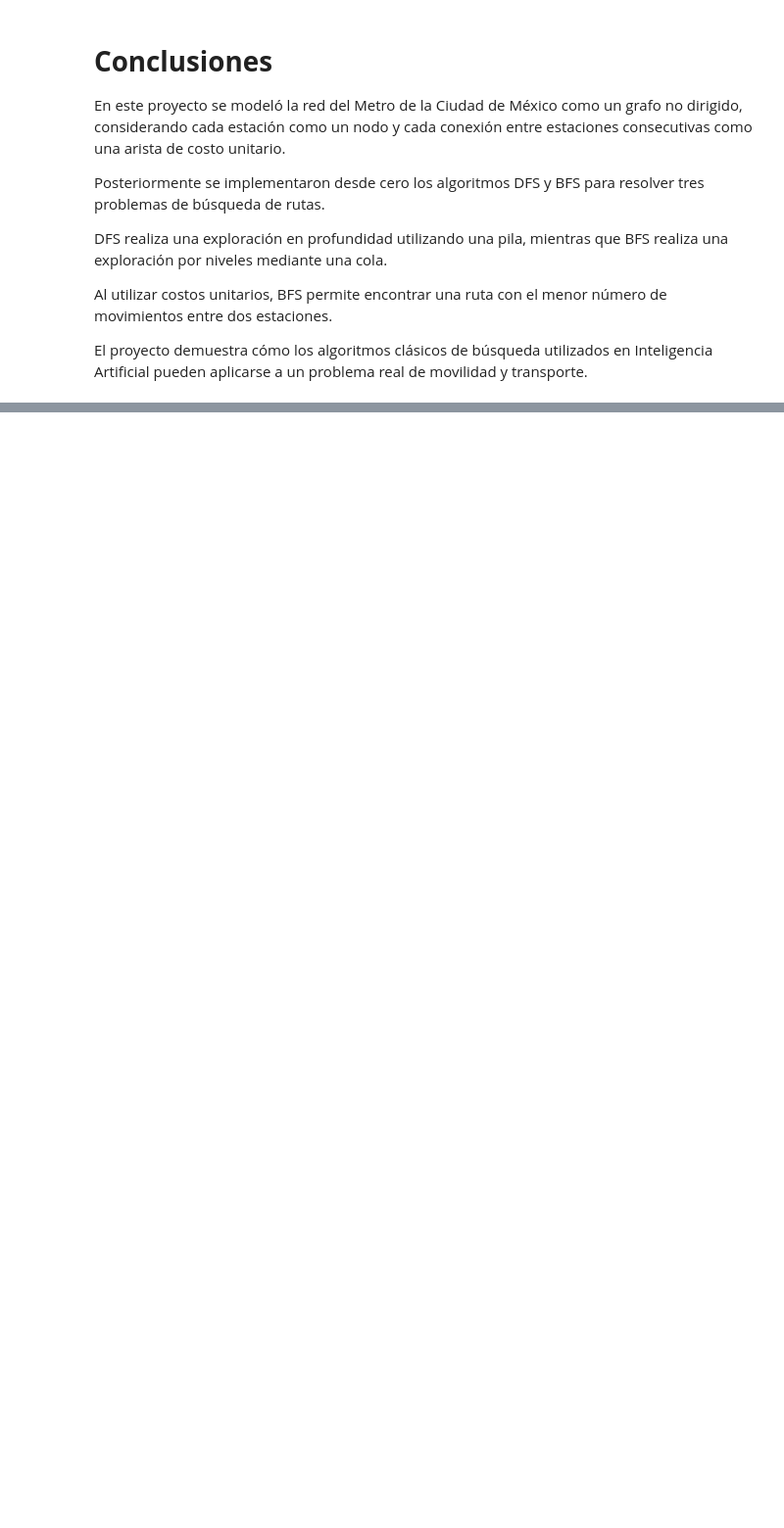
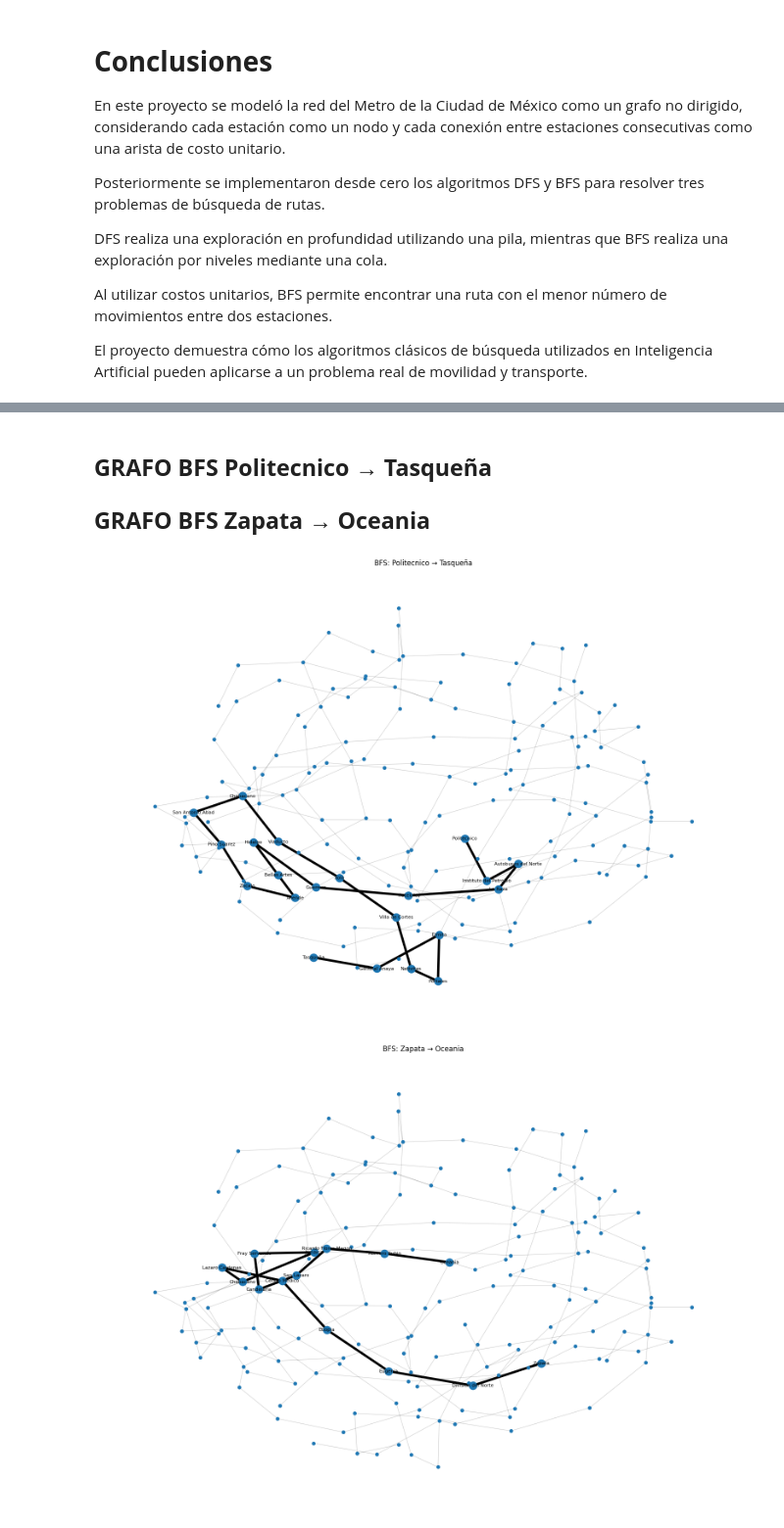
Before and after one commit to 421110016-a11y/metro-cdmx-dfs-bfs, a Jupyter notebook: Metro_CDMX_DFS_BFS.ipynb, the cells around one changed output, grey strips where cells are left out. Shown at 98% size. Cells and saved outputs as stored; diff of their text form; code cells hidden in the pictures; blank space fills up the shorter version.

```diff
--- a/Metro_CDMX_DFS_BFS.ipynb
+++ b/Metro_CDMX_DFS_BFS.ipynb
@@ -782,0 +1001,18 @@ y transporte.
+# %% [markdown]
+## **GRAFO BFS  Politecnico → Tasqueña**
+## **GRAFO BFS Zapata → Oceania**
+# %%
+visualizar_ruta(
+    G,
+    bfs_2,
+    "BFS: Politecnico → Tasqueña"
+)
+
+visualizar_ruta(
+    G,
+    bfs_3,
+    "BFS: Zapata → Oceania"
+)
+# %% [output]
+[figure, added]
+[figure, added]
```
Also changed, not shown: parts of 13 cells of this notebook.
